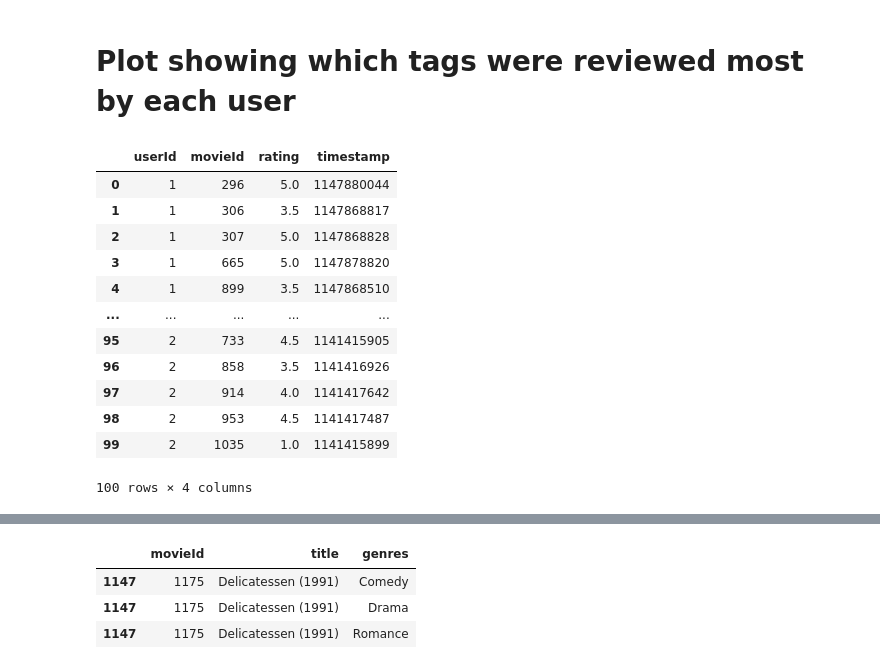
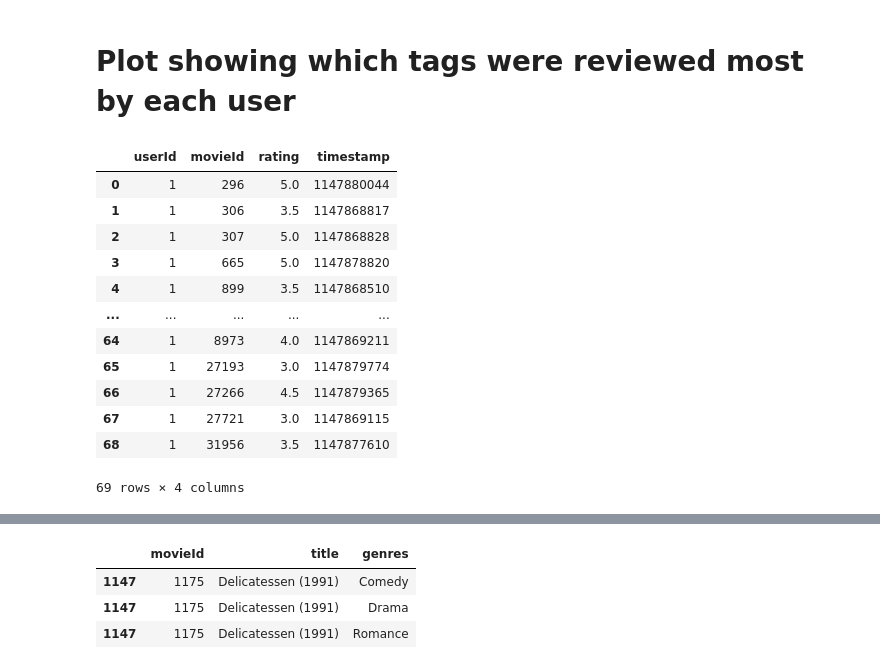
Before and after one commit to rkbhkp/Movie-Recomendation-with-ML, a Jupyter notebook: Milestone_2.ipynb, the cells around one changed output, grey strips where cells are left out. Cells and saved outputs as stored; diff of their text form; code cells hidden in the pictures.

```diff
--- a/Milestone_2.ipynb
+++ b/Milestone_2.ipynb
@@ -421,20 +421,20 @@ The table above is a histogram that shows the number of times each tag was used.
 # %% [markdown]
 # Plot showing which tags were reviewed most by each user
 # %%
-ratings_small = ratings.head(100)
+ratings_small = ratings.head(69)
 ratings_small
 # %% [output]
 |  | userId | movieId | rating | timestamp |
 | 0 | 1 | 296 | 5.0 | 1147880044 |
 | 1 | 1 | 306 | 3.5 | 1147868817 |
 | 2 | 1 | 307 | 5.0 | 1147868828 |
 | 3 | 1 | 665 | 5.0 | 1147878820 |
 | 4 | 1 | 899 | 3.5 | 1147868510 |
 | ... | ... | ... | ... | ... |
-| 95 | 2 | 733 | 4.5 | 1141415905 |
-| 96 | 2 | 858 | 3.5 | 1141416926 |
-| 97 | 2 | 914 | 4.0 | 1141417642 |
-| 98 | 2 | 953 | 4.5 | 1141417487 |
-| 99 | 2 | 1035 | 1.0 | 1141415899 |
+| 64 | 1 | 8973 | 4.0 | 1147869211 |
+| 65 | 1 | 27193 | 3.0 | 1147879774 |
+| 66 | 1 | 27266 | 4.5 | 1147879365 |
+| 67 | 1 | 27721 | 3.0 | 1147869115 |
+| 68 | 1 | 31956 | 3.5 | 1147877610 |
-100 rows × 4 columns
+69 rows × 4 columns
 # %%
```
Also changed, not shown: parts of 8 cells of this notebook.
